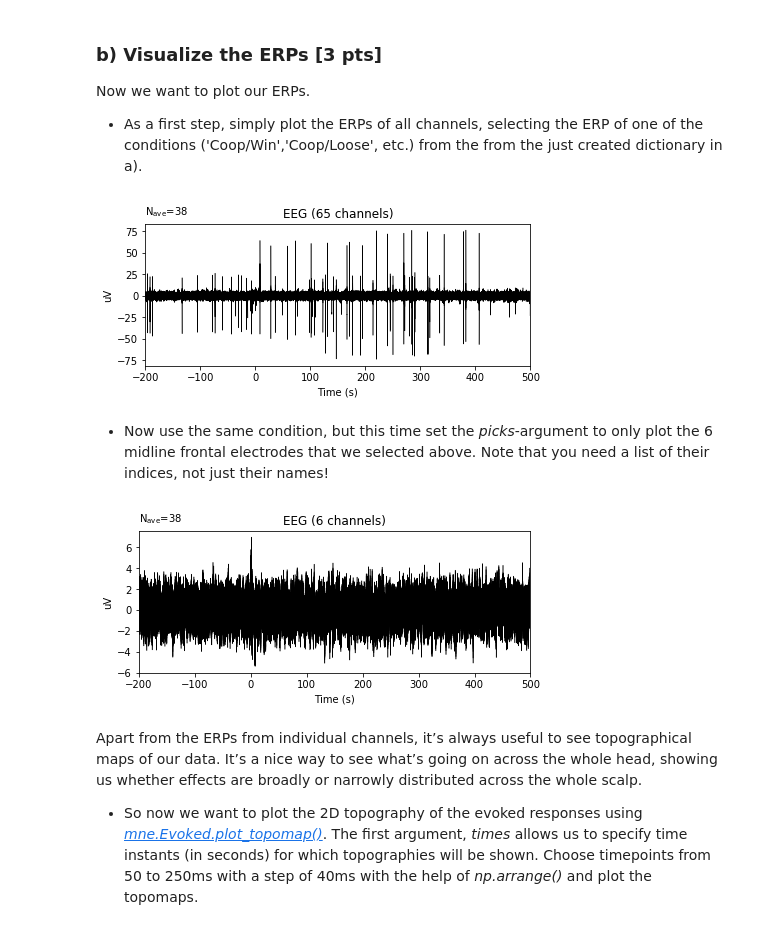
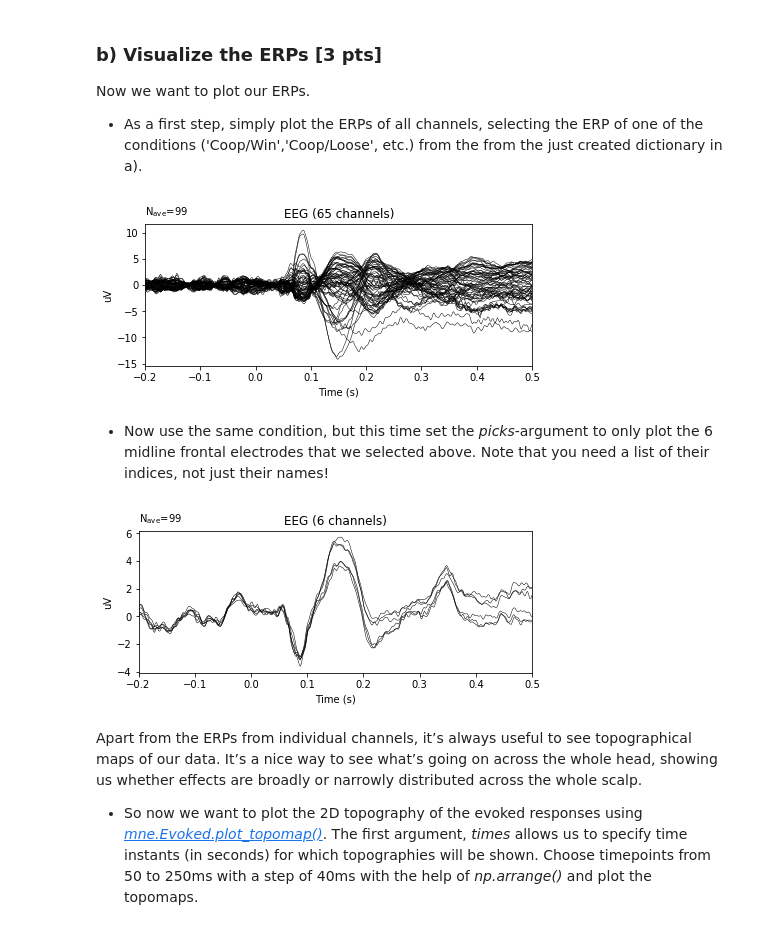
Before and after one commit to NBP-ACC/week-10-acc_2, a Jupyter notebook: Sheet08.ipynb, the cells around one changed output. Drawn from its saved outputs; the diff is of its cells as text; code cells hidden in the pictures.

Commit message:
fixed the evoked

```diff
--- a/Sheet08.ipynb
+++ b/Sheet08.ipynb
@@ -224,12 +224,13 @@ event_id = {"Coop/Dto": 1, "Coop/Dfo" : 2, "Coop/CR": 15, "Coop/IR": 16, "Coop/C
             "Comp/CI": 11, "Comp/IC": 12}
 # %%
 # 1. Define epoch parameters
-tmin =  -200 # TODO: start of each epoch (200ms before the trigger)
-tmax =  500 # TODO: end of each epoch (500ms after the trigger)
+tmin =  -0.2 # TODO: start of each epoch (200ms before the trigger)
+tmax =  0.5 # TODO: end of each epoch (500ms after the trigger)
 
 # 2. Create Epochs
 epochs = mne.Epochs(preprocessed, events, event_id, tmin, tmax)
 
+
 # 3. Check how many epochs have been created for each social condition (i.e. Cooporation, Competition):
 print(epochs["Coop"])
 print(epochs["Comp"])
@@ -272,7 +273,7 @@ Refering to the [paper](https://www.frontiersin.org/articles/10.3389/fpsyg.2019.
 # %%
 # create dictionary of ERPs with respect to WIN/ LOOSE events
 evoked_dict = {"Coop/Win": epochs["Coop/CC"].average(), "Coop/Loose": epochs["Coop/II"].average(),
-               "Comp/Win": epochs["Comp/IC"].average(), "Comp/Loose": epochs["Comp/IC"].average()}
+               "Comp/Win": epochs["Comp/CI"].average(), "Comp/Loose": epochs["Comp/IC"].average()}
 # %% [markdown]
 ### b) Visualize the ERPs [3 pts]
 
@@ -282,18 +283,18 @@ Now we want to plot our ERPs.
 # plot ERPs of all channels for a one of the conditions
 evoked_dict["Comp/Win"].plot();
 # %% [output]
-[figure, old version]
+[figure, new version]
 # %% [markdown]
 - Now use the same condition, but this time set the *picks*-argument to only plot the 6 midline frontal electrodes that we selected above. Note that you need a list of their indices, not just their names!
 # %%
 # plot ERPs for one of the conditions of selected channels
-def create_channels():
+def create_channels(data):
     channels = ['F1', 'Fz', 'F2', 'FC1', 'FCz', 'FC2']
-    return[evoked_dict["Comp/Win"].ch_names.index(channel) for channel in channels]
+    return[data.ch_names.index(channel) for channel in channels]
 
-evoked_dict["Comp/Win"].plot(picks = create_channels());
+evoked_dict["Comp/Win"].plot(picks = create_channels(evoked_dict["Comp/Win"]));
 # %% [output]
-[figure, old version]
+[figure, new version]
 # %% [markdown]
 Apart from the ERPs from individual channels, it’s always useful to see topographical maps of our data. It’s a nice way to see what’s going on across the whole head, showing us whether effects are broadly or narrowly distributed across the whole scalp.
 - So now we want to plot the 2D topography of the evoked responses using [*mne.Evoked.plot_topomap()*](https://martinos.org/mne/stable/generated/mne.Evoked.html#mne.Evoked.plot_topomap). The first argument, *times* allows us to specify time instants (in seconds) for which topographies will be shown. Choose timepoints from 50 to 250ms with a step of 40ms with the help of *np.arrange()* and plot the topomaps.
```
Also changed, not shown: parts of 5 cells of this notebook.
